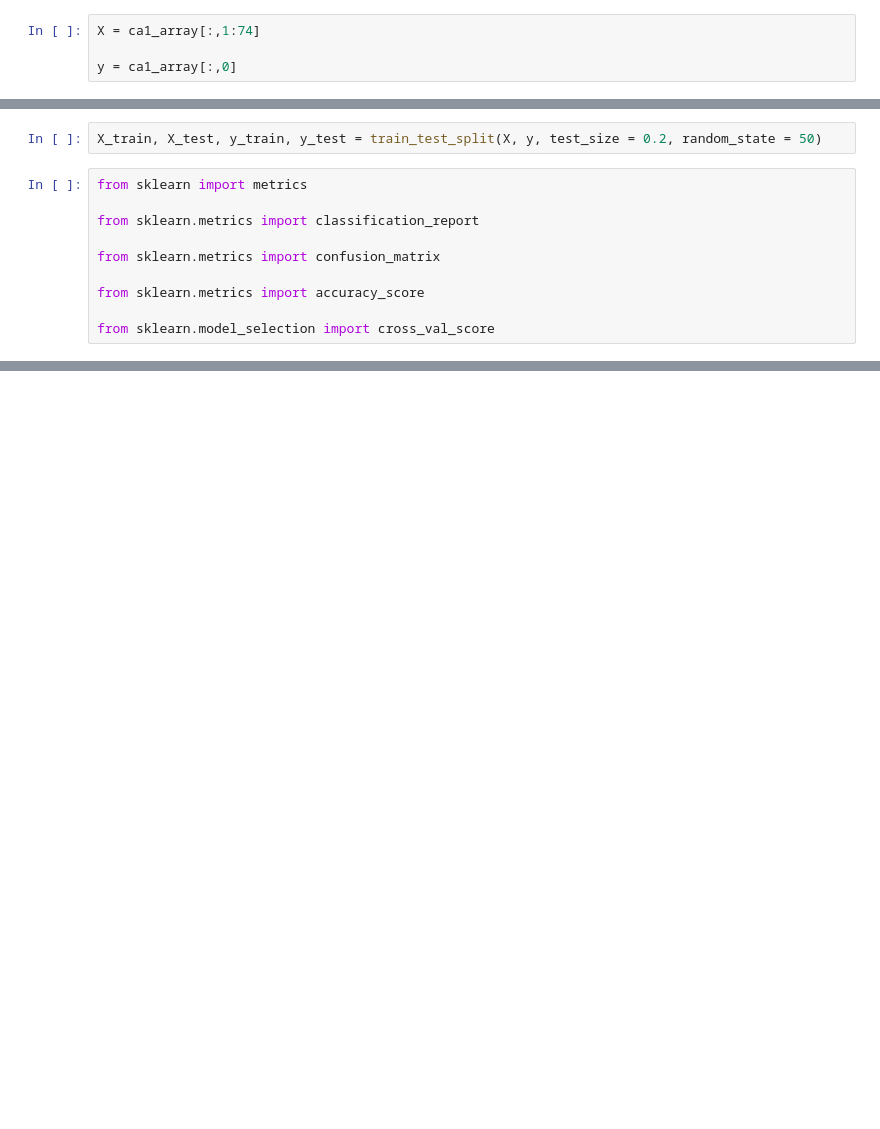
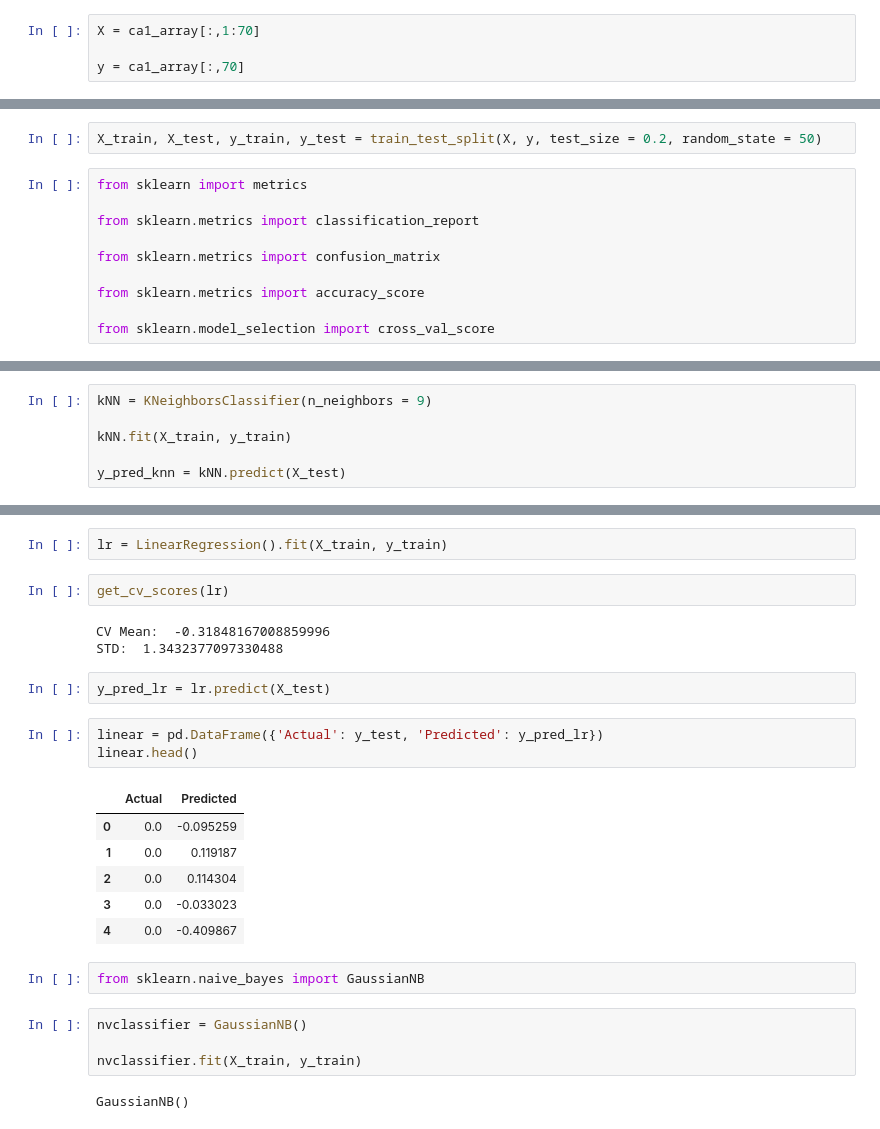
Before and after one commit to izazaka/Data, a Jupyter notebook: CA1_TEST1.ipynb, the cells around one changed output, grey strips where cells are left out. Cells and saved outputs as stored; diff of their text form; blank space fills up the shorter version.

```diff
--- a/CA1_TEST1.ipynb
+++ b/CA1_TEST1.ipynb
@@ -286,7 +268,7 @@ array([[-1.11112342,  2.27693291,  0.70608328, ..., -0.43427673,
 # %%
-X = ca1_array[:,1:74]
+X = ca1_array[:,1:70]
 
-y = ca1_array[:,0]
+y = ca1_array[:,70]
 # %%
 X
 # %% [output]
@@ -328,0 +330,6 @@ SVC does not accept missing values encoded as NaN natively. For supervised learn
+# %%
+kNN = KNeighborsClassifier(n_neighbors = 9)
+
+kNN.fit(X_train, y_train)
+
+y_pred_knn = kNN.predict(X_test)
@@ -328,0 +359,27 @@ SVC does not accept missing values encoded as NaN natively. For supervised learn
+# %%
+lr = LinearRegression().fit(X_train, y_train)
+# %%
+get_cv_scores(lr)
+# %% [output]
+CV Mean:  -0.31848167008859996
+STD:  1.3432377097330488
+# %%
+y_pred_lr = lr.predict(X_test)
+# %%
+linear = pd.DataFrame({'Actual': y_test, 'Predicted': y_pred_lr})
+linear.head()
+# %% [output]
+|  | Actual | Predicted |
+| 0 | 0.0 | -0.095259 |
+| 1 | 0.0 | 0.119187 |
+| 2 | 0.0 | 0.114304 |
+| 3 | 0.0 | -0.033023 |
+| 4 | 0.0 | -0.409867 |
+# %%
+from sklearn.naive_bayes import GaussianNB
+# %%
+nvclassifier = GaussianNB()
+
+nvclassifier.fit(X_train, y_train)
+# %% [output]
+GaussianNB()
```
Also changed, not shown: parts of 28 cells of this notebook, 2 other files.
